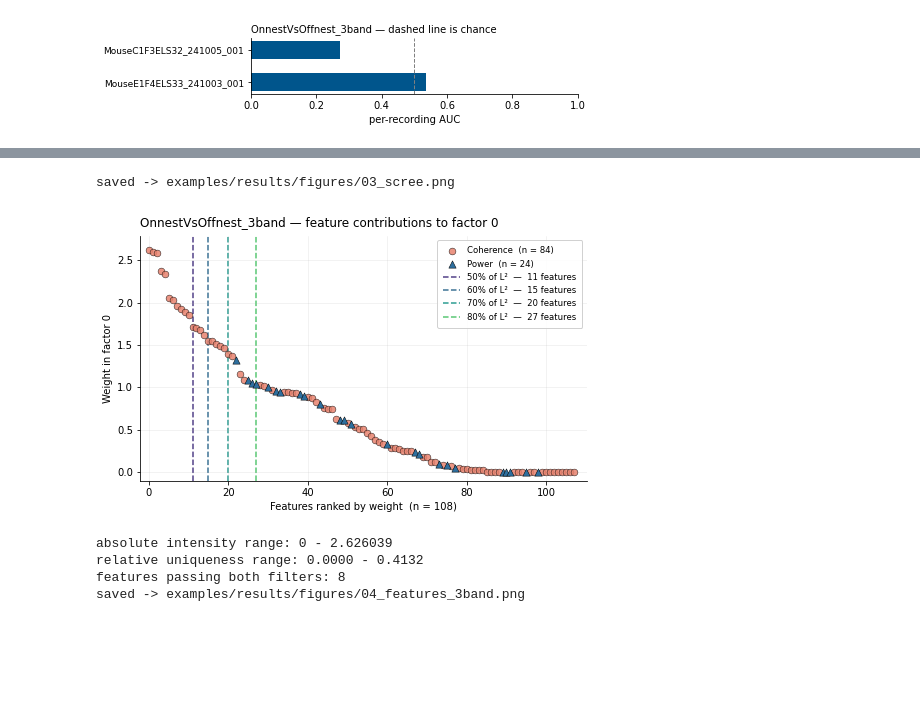
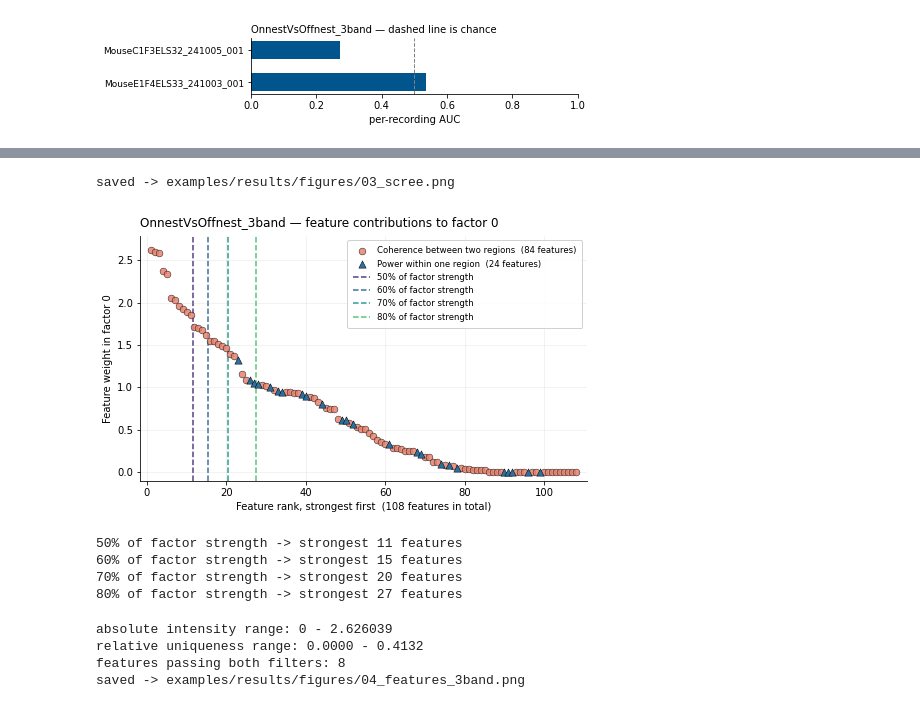
Before and after one commit to ElaineYilinW/maternal-electome-EF, a Jupyter notebook: examples/tutorial.ipynb, the cells around one changed output, grey strips where cells are left out. Saved outputs shown, nothing was run; the diff lists cells and outputs as text; code cells hidden in the pictures; blank space fills up the shorter version.

```diff
--- a/examples/tutorial.ipynb
+++ b/examples/tutorial.ipynb
@@ -725,24 +729,38 @@ marks features passing both filters.
 
 The paper's figures use `abs_cum_ratio=0.7`, `rel_val=0.3`.
 # %%
-from electome.viz import plot_scree_W_nmf
+from electome.viz import plot_scree_W_nmf, scree_cutoffs
 
 fig, ax = plt.subplots(figsize=(8, 4.5))
 plot_scree_W_nmf(
     W            = model.get_W_nmf(),
     k            = 0,
     thresholds   = (0.5, 0.6, 0.7, 0.8),
     n_power_rows = 8,
     ax           = ax,
     title        = f'{EF_MODEL} — feature contributions to factor 0',
 )
 path = os.path.join(FIGURES_DIR, '03_scree.png')
 fig.savefig(path, dpi=150, bbox_inches='tight')
 print('saved ->', os.path.relpath(path, _repo))
 plt.show()
+
+# The exact numbers behind the dashed lines: how many of the ranked features
+# it takes to reach each share of the factor's total strength.
+counts = scree_cutoffs(
+    W          = model.get_W_nmf(),
+    k          = 0,
+    thresholds = (0.5, 0.6, 0.7, 0.8),
+)
+for share, n_feat in counts.items():
+    print(f'{share:.0%} of factor strength -> strongest {n_feat} features')
 # %% [output]
 saved -> examples/results/figures/03_scree.png
-[figure, old version]
+[figure, new version]
+50% of factor strength -> strongest 11 features
+60% of factor strength -> strongest 15 features
+70% of factor strength -> strongest 20 features
+80% of factor strength -> strongest 27 features
 # %%
 from electome.viz import plot_dual_filter
 
```
Also changed, not shown: parts of 2 cells of this notebook, 6 other files.
